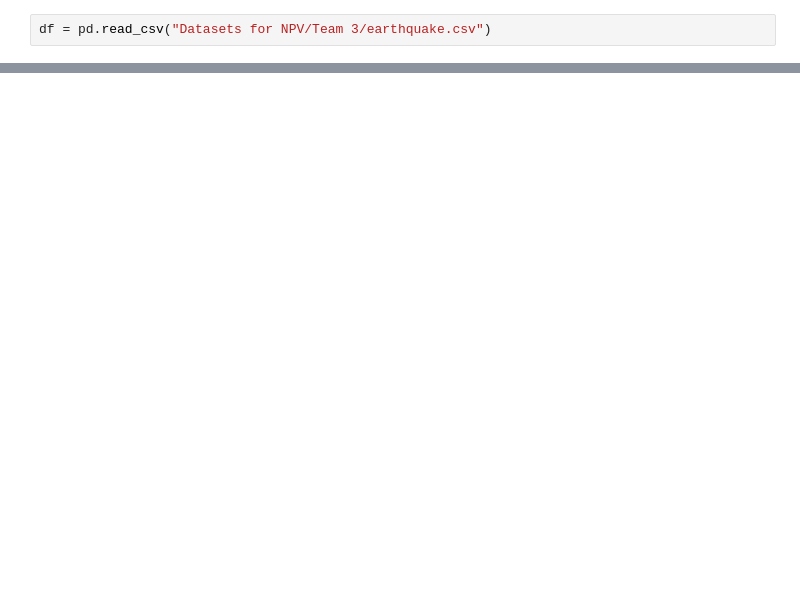
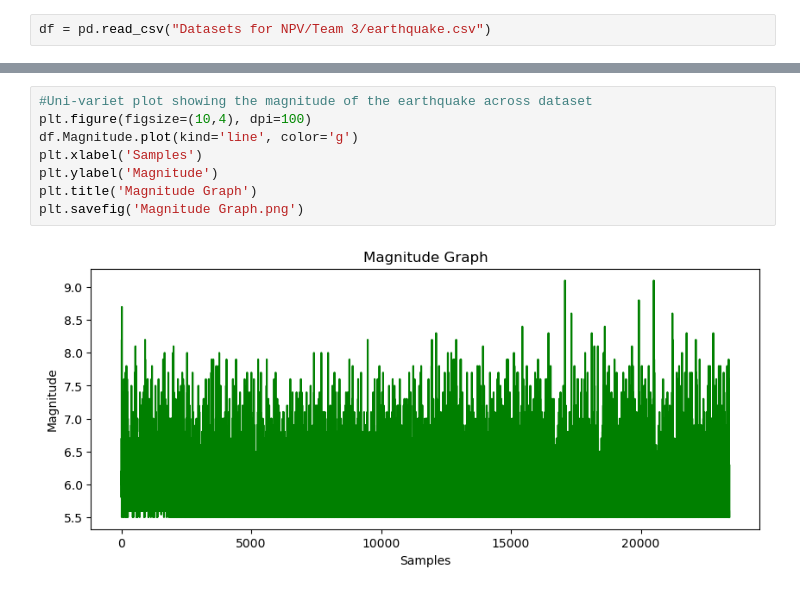
Before and after one commit to harshagiri/pydila, a Jupyter notebook: NPV - Presentations OCT WE A/ProjectWork_Python.ipynb, the cells around one changed output, grey strips where cells are left out. Saved outputs shown, nothing was run; the diff lists cells and outputs as text; blank space fills up the shorter version.

```diff
--- a/NPV - Presentations OCT WE A/ProjectWork_Python.ipynb
+++ b/NPV - Presentations OCT WE A/ProjectWork_Python.ipynb
@@ -24,0 +6,10 @@ df
+# %%
+#Uni-variet plot showing the magnitude of the earthquake across dataset
+plt.figure(figsize=(10,4), dpi=100)
+df.Magnitude.plot(kind='line', color='g')
+plt.xlabel('Samples')
+plt.ylabel('Magnitude')
+plt.title('Magnitude Graph')
+plt.savefig('Magnitude Graph.png')
+# %% [output]
+[figure, added]
```
Also changed, not shown: parts of 7 cells of this notebook, 6 other files.
